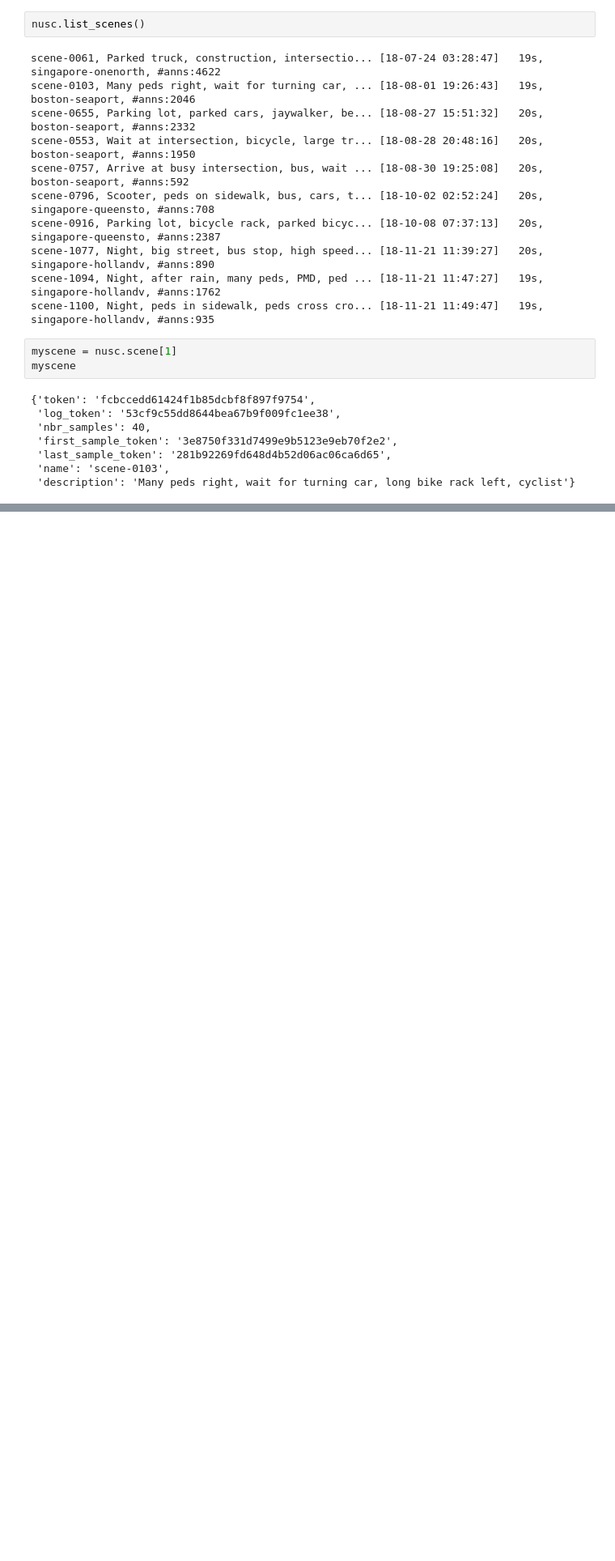
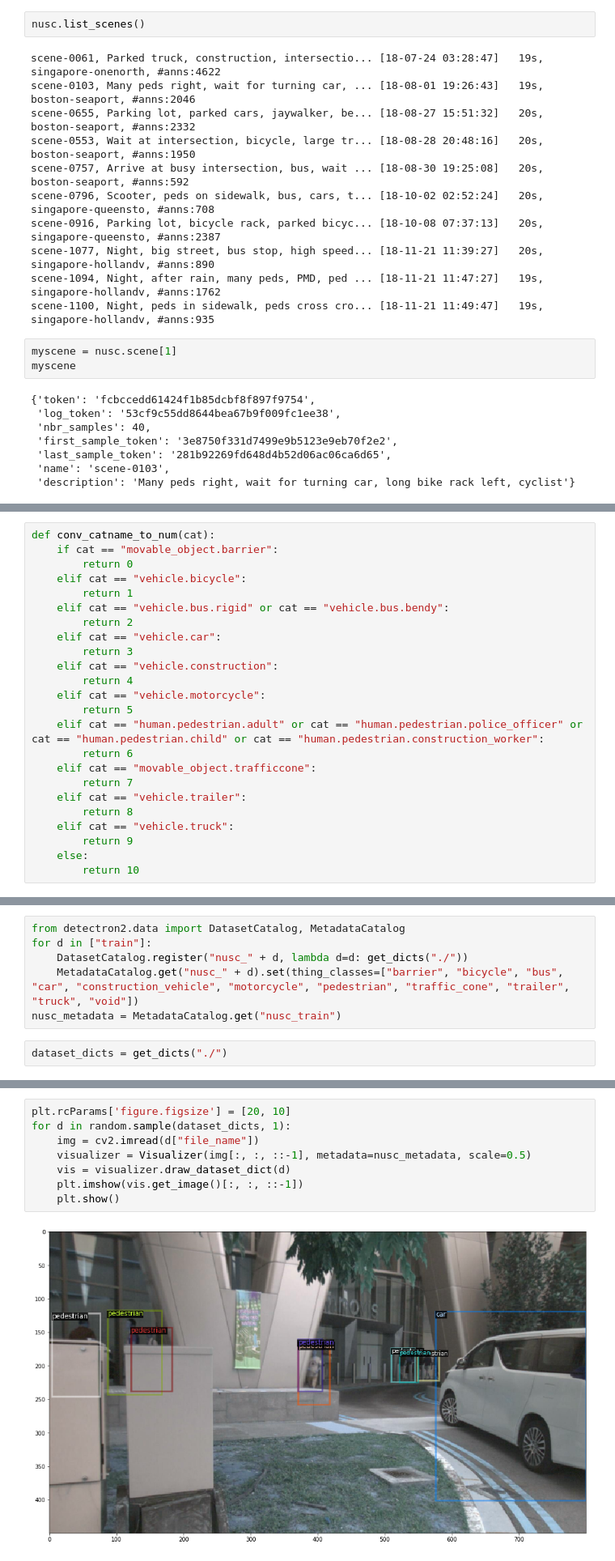
Before and after one commit to ryflect/obj-det2, a Jupyter notebook: Data Format Testing.ipynb, the cells around one changed output, grey strips where cells are left out. Shown at 81% size. Drawn from its saved outputs; the diff is of its cells as text; blank space fills up the shorter version.

Commit message:
added dataset formatting

```diff
--- a/Data Format Testing.ipynb
+++ b/Data Format Testing.ipynb
@@ -71,0 +93,24 @@ myscene
+# %%
+def conv_catname_to_num(cat):
+    if cat == "movable_object.barrier":
+        return 0
+    elif cat == "vehicle.bicycle":
+        return 1
+    elif cat == "vehicle.bus.rigid" or cat == "vehicle.bus.bendy":
+        return 2
+    elif cat == "vehicle.car":
+        return 3
+    elif cat == "vehicle.construction":
+        return 4
+    elif cat == "vehicle.motorcycle":
+        return 5
+    elif cat == "human.pedestrian.adult" or cat == "human.pedestrian.police_officer" or cat == "human.pedestrian.child" or cat == "human.pedestrian.construction_worker":
+        return 6
+    elif cat == "movable_object.trafficcone":
+        return 7
+    elif cat == "vehicle.trailer":
+        return 8
+    elif cat == "vehicle.truck":
+        return 9
+    else:
+        return 10
@@ -71,0 +154,8 @@ myscene
+# %%
+from detectron2.data import DatasetCatalog, MetadataCatalog
+for d in ["train"]:
+    DatasetCatalog.register("nusc_" + d, lambda d=d: get_dicts("./"))
+    MetadataCatalog.get("nusc_" + d).set(thing_classes=["barrier", "bicycle", "bus", "car", "construction_vehicle", "motorcycle", "pedestrian", "traffic_cone", "trailer", "truck", "void"])
+nusc_metadata = MetadataCatalog.get("nusc_train")
+# %%
+dataset_dicts = get_dicts("./")
@@ -71,0 +184,10 @@ myscene
+# %%
+plt.rcParams['figure.figsize'] = [20, 10]
+for d in random.sample(dataset_dicts, 1):
+    img = cv2.imread(d["file_name"])
+    visualizer = Visualizer(img[:, :, ::-1], metadata=nusc_metadata, scale=0.5)
+    vis = visualizer.draw_dataset_dict(d)
+    plt.imshow(vis.get_image()[:, :, ::-1])
+    plt.show()
+# %% [output]
+[figure, added]
```
Also changed, not shown: parts of 6 cells of this notebook, 1 other file.
